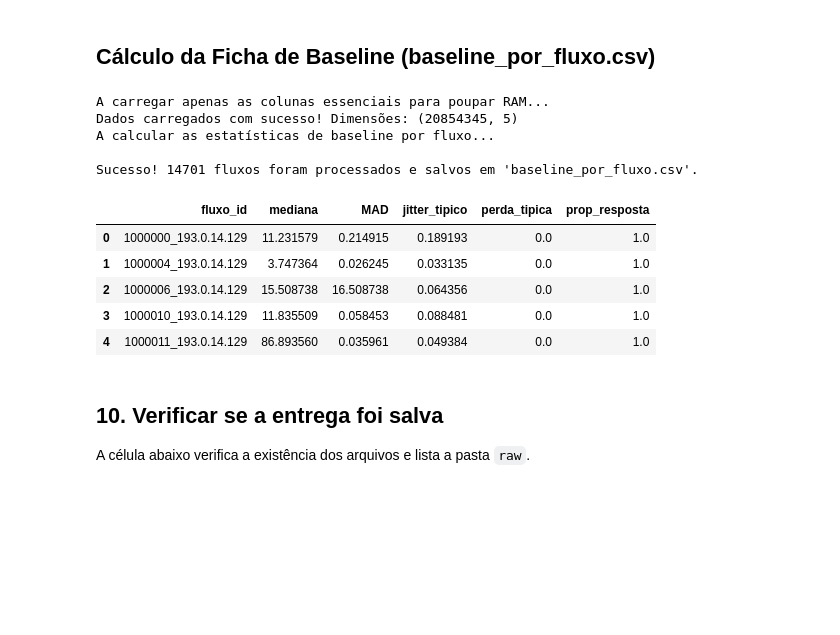
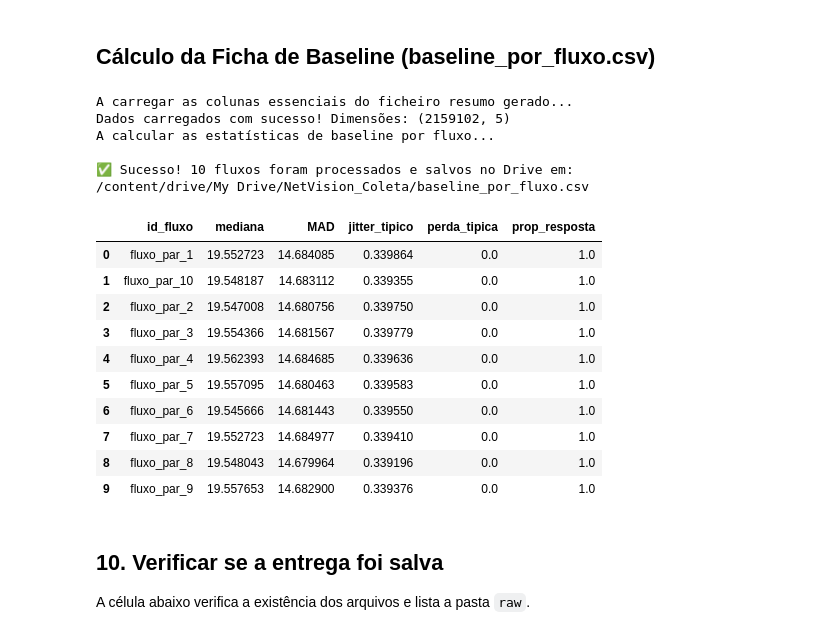
Before and after one commit to guilhermetrajanedasilva/Trabalho-Estruturas-de-Dados-II, a Jupyter notebook: 2_Coleta_de_dados.ipynb, the cells around one changed output. Cells and saved outputs as stored; diff of their text form; code cells hidden in the pictures; blank space fills up the shorter version.

Commit message:
Atualizações finais da coleta

```diff
--- a/2_Coleta_de_dados.ipynb
+++ b/2_Coleta_de_dados.ipynb
@@ -665,66 +700,73 @@ display(df_resumo_final.head(10))
 # %%
 import pandas as pd
 import numpy as np
-from pathlib import Path
+import os
 
-caminho_csv = Path("dados_raw") / "ripe_atlas_consolidado.csv"
-print("A carregar apenas as colunas essenciais para poupar RAM...")
+# 1. Apontar para o ficheiro correto no seu Google Drive
+caminho_pasta = '/content/drive/My Drive/NetVision_Coleta'
+caminho_csv = os.path.join(caminho_pasta, 'dados_finais_resumo_principais.csv')
 
-# Carregar exclusivamente as colunas necessárias para os cálculos
-colunas_necessarias = ['prb_id', 'dst_addr', 'avg', 'sent', 'rcvd']
+print("A carregar as colunas essenciais do ficheiro resumo gerado...")
+
+# 2. Carregar exclusivamente as colunas necessárias com os novos nomes
+colunas_necessarias = ['id_fluxo', 'latencia', 'perda_de_pacotes', 'jitter', 'rtt_presente']
 df_raw = pd.read_csv(caminho_csv, usecols=colunas_necessarias)
 
 print(f"Dados carregados com sucesso! Dimensões: {df_raw.shape}")
 
 # Função para calcular o MAD (Mediana do Desvio Absoluto)
 def calcular_mad(series):
     mediana = series.median()
     return (series - mediana).abs().median()
 
-# Definir a chave do fluxo (origem_destino)
-df_raw['fluxo_id'] = df_raw['prb_id'].astype(str) + "_" + df_raw['dst_addr'].astype(str)
-
-# Filtrar apenas registros válidos que possuem RTT (avg)
-df_validos = df_raw[df_raw['avg'].notna()].copy()
+# 3. Filtrar apenas registros válidos (onde o RTT está presente, ou seja, = 1)
+df_validos = df_raw[df_raw['rtt_presente'] == 1].copy()
 
 # Ajustar a trava mínima de amostras para o período (mínimo de 5 amostras)
 MIN_AMOSTRAS = 5
-fluxos_filtrados = df_validos.groupby('fluxo_id').filter(lambda x: len(x) >= MIN_AMOSTRAS)
+fluxos_filtrados = df_validos.groupby('id_fluxo').filter(lambda x: len(x) >= MIN_AMOSTRAS)
 
-# Agregação estatística por fluxo (com include_groups=False para evitar o aviso)
+# 4. Agregação estatística por fluxo
 print("A calcular as estatísticas de baseline por fluxo...")
-baseline = fluxos_filtrados.groupby('fluxo_id').apply(lambda g: pd.Series({
-    'mediana': g['avg'].median(),
-    'MAD': calcular_mad(g['avg']),
-    'jitter_tipico': (g['avg'].diff().abs()).median(),
-    'perda_tipica': (((g['sent'] - g['rcvd']) / g['sent']) * 100).median()
+baseline = fluxos_filtrados.groupby('id_fluxo').apply(lambda g: pd.Series({
+    'mediana': g['latencia'].median(),
+    'MAD': calcular_mad(g['latencia']),
+    'jitter_tipico': g['jitter'].median(),             # Usa a nova coluna de jitter calculada
+    'perda_tipica': g['perda_de_pacotes'].median()     # Usa a nova coluna de perda
 }), include_groups=False).reset_index()
 
-# Calcular a proporção de resposta (registros válidos / total de tentativas)
-totais_tentativas = df_raw.groupby('fluxo_id').size()
-registros_validos = df_validos.groupby('fluxo_id').size()
+# 5. Calcular a proporção de resposta (registros válidos / total de tentativas)
+totais_tentativas = df_raw.groupby('id_fluxo').size()
+registros_validos = df_validos.groupby('id_fluxo').size()
 
-baseline['prop_resposta'] = baseline['fluxo_id'].map(
+baseline['prop_resposta'] = baseline['id_fluxo'].map(
     lambda fid: registros_validos.get(fid, 0) / totais_tentativas.get(fid, 1)
 )
 
-# Salvar o arquivo baseline_por_fluxo.csv preenchido
-baseline.to_csv('baseline_por_fluxo.csv', index=False, encoding='utf-8')
+# 6. Salvar o arquivo baseline_por_fluxo.csv na mesma pasta do Google Drive
+arquivo_baseline = os.path.join(caminho_pasta, 'baseline_por_fluxo.csv')
+baseline.to_csv(arquivo_baseline, index=False, encoding='utf-8')
 
-print(f"\nSucesso! {len(baseline)} fluxos foram processados e salvos em 'baseline_por_fluxo.csv'.")
-display(baseline.head())
+print(f"\n✅ Sucesso! {len(baseline)} fluxos foram processados e salvos no Drive em:\n{arquivo_baseline}")
+display(baseline.head(10))
 # %% [output]
-A carregar apenas as colunas essenciais para poupar RAM...
-Dados carregados com sucesso! Dimensões: (20854345, 5)
+A carregar as colunas essenciais do ficheiro resumo gerado...
+Dados carregados com sucesso! Dimensões: (2159102, 5)
 A calcular as estatísticas de baseline por fluxo...
 
-Sucesso! 14701 fluxos foram processados e salvos em 'baseline_por_fluxo.csv'.
+✅ Sucesso! 10 fluxos foram processados e salvos no Drive em:
+/content/drive/My Drive/NetVision_Coleta/baseline_por_fluxo.csv
-|  | fluxo_id | mediana | MAD | jitter_tipico | perda_tipica | prop_resposta |
-| 0 | 1000000_193.0.14.129 | 11.231579 | 0.214915 | 0.189193 | 0.0 | 1.0 |
-| 1 | 1000004_193.0.14.129 | 3.747364 | 0.026245 | 0.033135 | 0.0 | 1.0 |
-| 2 | 1000006_193.0.14.129 | 15.508738 | 16.508738 | 0.064356 | 0.0 | 1.0 |
-| 3 | 1000010_193.0.14.129 | 11.835509 | 0.058453 | 0.088481 | 0.0 | 1.0 |
-| 4 | 1000011_193.0.14.129 | 86.893560 | 0.035961 | 0.049384 | 0.0 | 1.0 |
+|  | id_fluxo | mediana | MAD | jitter_tipico | perda_tipica | prop_resposta |
+| 0 | fluxo_par_1 | 19.552723 | 14.684085 | 0.339864 | 0.0 | 1.0 |
+| 1 | fluxo_par_10 | 19.548187 | 14.683112 | 0.339355 | 0.0 | 1.0 |
+| 2 | fluxo_par_2 | 19.547008 | 14.680756 | 0.339750 | 0.0 | 1.0 |
+| 3 | fluxo_par_3 | 19.554366 | 14.681567 | 0.339779 | 0.0 | 1.0 |
+| 4 | fluxo_par_4 | 19.562393 | 14.684685 | 0.339636 | 0.0 | 1.0 |
+| 5 | fluxo_par_5 | 19.557095 | 14.680463 | 0.339583 | 0.0 | 1.0 |
+| 6 | fluxo_par_6 | 19.545666 | 14.681443 | 0.339550 | 0.0 | 1.0 |
+| 7 | fluxo_par_7 | 19.552723 | 14.684977 | 0.339410 | 0.0 | 1.0 |
+| 8 | fluxo_par_8 | 19.548043 | 14.679964 | 0.339196 | 0.0 | 1.0 |
+| 9 | fluxo_par_9 | 19.557653 | 14.682900 | 0.339376 | 0.0 | 1.0 |
 # %% [markdown]
 ## 10. Verificar se a entrega foi salva
 
```
Also changed, not shown: parts of 6 cells of this notebook.
